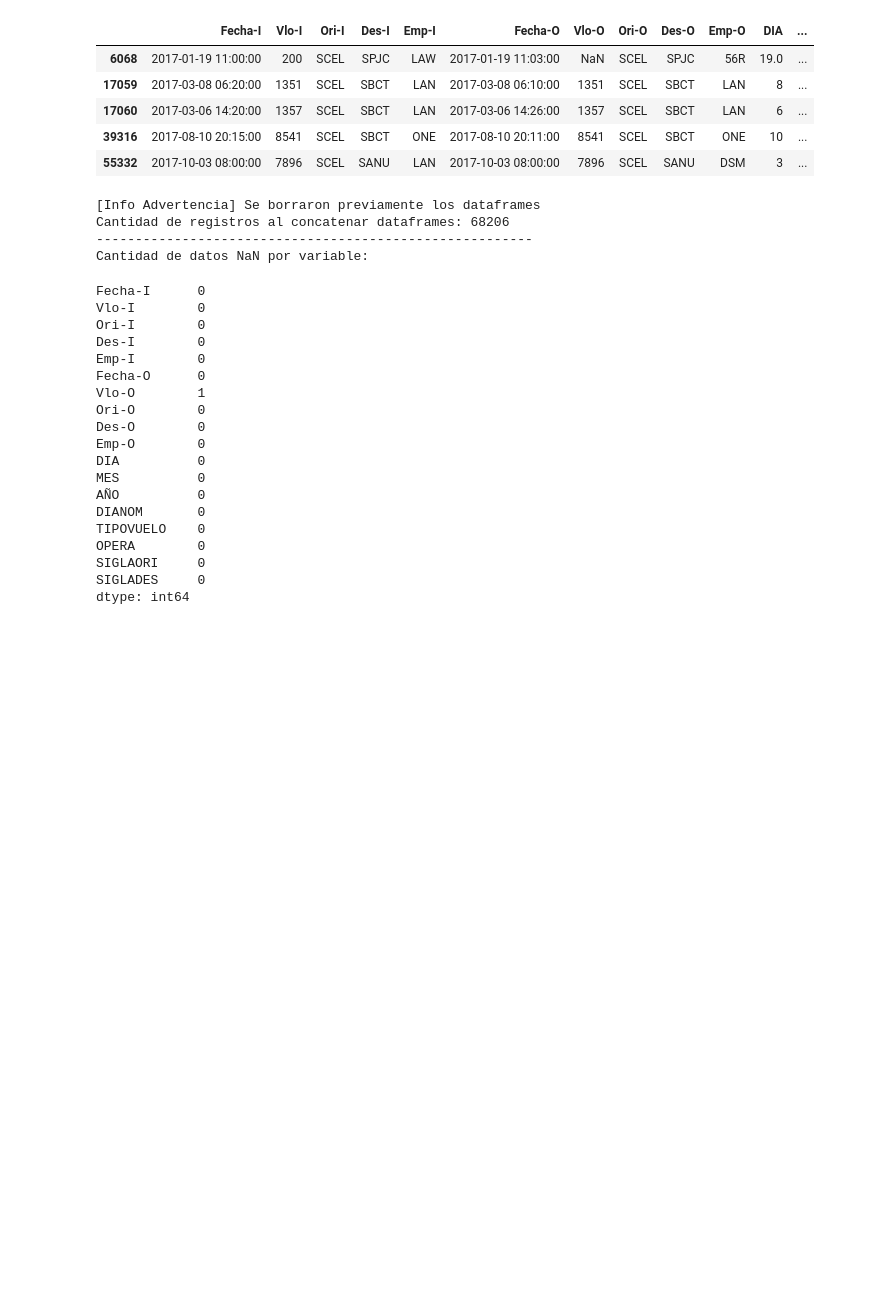
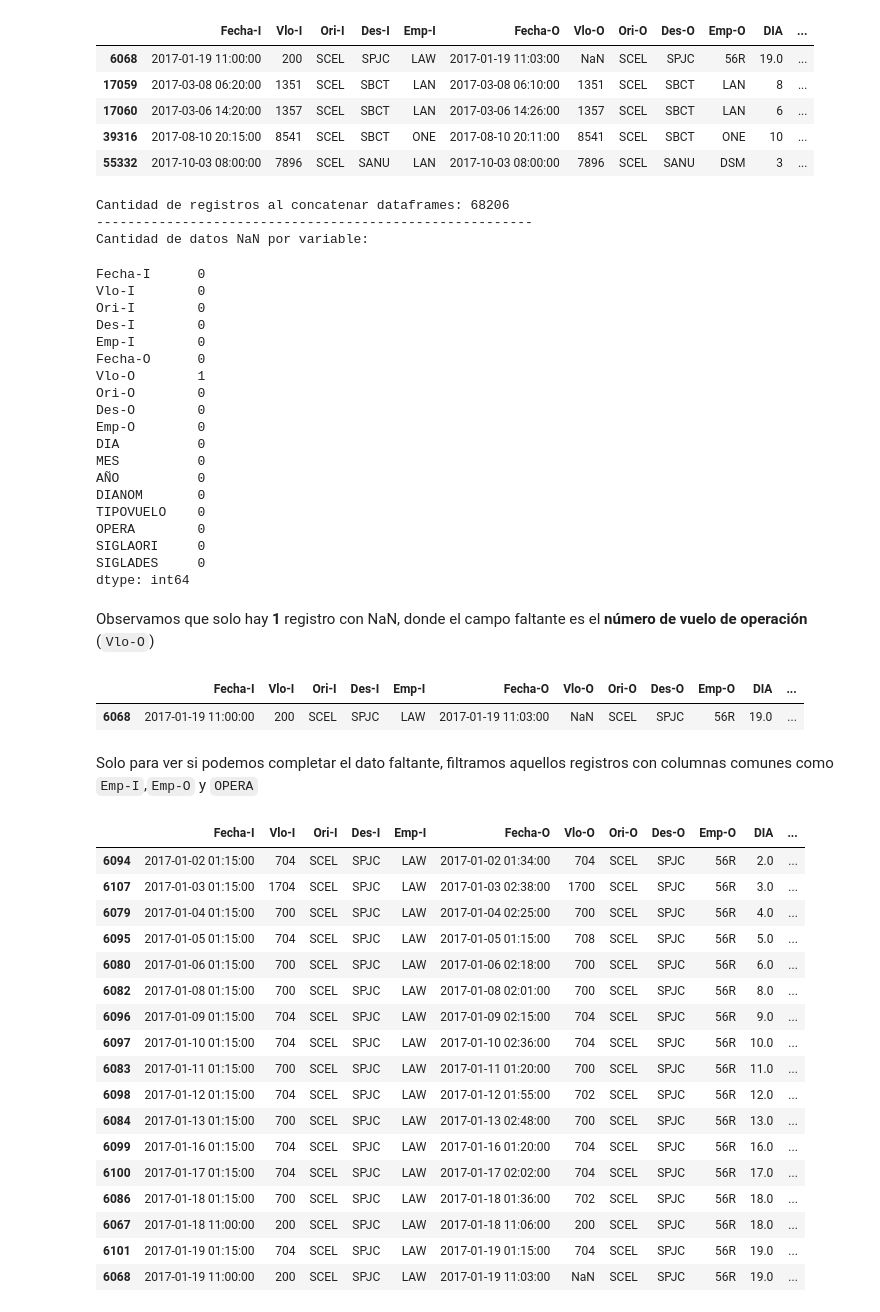
Before and after one commit to Mishagk/LATAM-Desafio-DS, a Jupyter notebook: solution.ipynb, the cells around one changed output. Drawn from its saved outputs; the diff is of its cells as text; code cells hidden in the pictures; blank space fills up the shorter version.

Commit message:
codigo - analisis y preparacion de datos

```diff
--- a/solution.ipynb
+++ b/solution.ipynb
@@ -91,7 +81,7 @@ print(sns.__version__)
 url_github = "https://raw.githubusercontent.com/Mishagk/LATAM-Desafio-DS/master/dataset_SCL.csv"
 
 # leer datos
-data = pd.read_csv(url_github,sep=',')
+data = pd.read_csv(url_github,sep=',',quotechar='"')
 
 # ver primeras 5 filas
 data.head()
@@ -234,6 +247,7 @@ try:
 
     # Borramos de memoria los anteriores
     del data_com, data_nan
+
 except:
     print('[Info Advertencia] Se borraron previamente los dataframes')
 
@@ -245,7 +259,6 @@ print('--------------------------------------------------------')
 print('Cantidad de datos NaN por variable:')
 data.isnull().sum()
 # %% [output]
-[Info Advertencia] Se borraron previamente los dataframes
 Cantidad de registros al concatenar dataframes: 68206
 --------------------------------------------------------
 Cantidad de datos NaN por variable:
@@ -268,3 +281,33 @@ OPERA        0
 SIGLAORI     0
 SIGLADES     0
 dtype: int64
+# %% [markdown]
+Observamos que solo hay **1** registro con NaN, donde el campo faltante es el **número de vuelo de operación** (`Vlo-O`)
+# %%
+data[data.isnull().any(axis=1)].copy()
+# %% [output]
+|  | Fecha-I | Vlo-I | Ori-I | Des-I | Emp-I | Fecha-O | Vlo-O | Ori-O | Des-O | Emp-O | DIA | ... |
+| 6068 | 2017-01-19 11:00:00 | 200 | SCEL | SPJC | LAW | 2017-01-19 11:03:00 | NaN | SCEL | SPJC | 56R | 19.0 | ... |
+# %% [markdown]
+Solo para ver si podemos completar el dato faltante, filtramos aquellos registros con columnas comunes como `Emp-I`,`Emp-O` y `OPERA`
+# %%
+data[(data["Emp-I"]=="LAW") & (data["Emp-O"]=="56R") & (data["OPERA"]=="Latin American Wings")].sort_values(by=["Fecha-I","Vlo-I","Ori-I","Des-I","Emp-I"])
+# %% [output]
+|  | Fecha-I | Vlo-I | Ori-I | Des-I | Emp-I | Fecha-O | Vlo-O | Ori-O | Des-O | Emp-O | DIA | ... |
+| 6094 | 2017-01-02 01:15:00 | 704 | SCEL | SPJC | LAW | 2017-01-02 01:34:00 | 704 | SCEL | SPJC | 56R | 2.0 | ... |
+| 6107 | 2017-01-03 01:15:00 | 1704 | SCEL | SPJC | LAW | 2017-01-03 02:38:00 | 1700 | SCEL | SPJC | 56R | 3.0 | ... |
+| 6079 | 2017-01-04 01:15:00 | 700 | SCEL | SPJC | LAW | 2017-01-04 02:25:00 | 700 | SCEL | SPJC | 56R | 4.0 | ... |
+| 6095 | 2017-01-05 01:15:00 | 704 | SCEL | SPJC | LAW | 2017-01-05 01:15:00 | 708 | SCEL | SPJC | 56R | 5.0 | ... |
+| 6080 | 2017-01-06 01:15:00 | 700 | SCEL | SPJC | LAW | 2017-01-06 02:18:00 | 700 | SCEL | SPJC | 56R | 6.0 | ... |
+| 6082 | 2017-01-08 01:15:00 | 700 | SCEL | SPJC | LAW | 2017-01-08 02:01:00 | 700 | SCEL | SPJC | 56R | 8.0 | ... |
+| 6096 | 2017-01-09 01:15:00 | 704 | SCEL | SPJC | LAW | 2017-01-09 02:15:00 | 704 | SCEL | SPJC | 56R | 9.0 | ... |
+| 6097 | 2017-01-10 01:15:00 | 704 | SCEL | SPJC | LAW | 2017-01-10 02:36:00 | 704 | SCEL | SPJC | 56R | 10.0 | ... |
+| 6083 | 2017-01-11 01:15:00 | 700 | SCEL | SPJC | LAW | 2017-01-11 01:20:00 | 700 | SCEL | SPJC | 56R | 11.0 | ... |
+| 6098 | 2017-01-12 01:15:00 | 704 | SCEL | SPJC | LAW | 2017-01-12 01:55:00 | 702 | SCEL | SPJC | 56R | 12.0 | ... |
+| 6084 | 2017-01-13 01:15:00 | 700 | SCEL | SPJC | LAW | 2017-01-13 02:48:00 | 700 | SCEL | SPJC | 56R | 13.0 | ... |
+| 6099 | 2017-01-16 01:15:00 | 704 | SCEL | SPJC | LAW | 2017-01-16 01:20:00 | 704 | SCEL | SPJC | 56R | 16.0 | ... |
+| 6100 | 2017-01-17 01:15:00 | 704 | SCEL | SPJC | LAW | 2017-01-17 02:02:00 | 704 | SCEL | SPJC | 56R | 17.0 | ... |
+| 6086 | 2017-01-18 01:15:00 | 700 | SCEL | SPJC | LAW | 2017-01-18 01:36:00 | 702 | SCEL | SPJC | 56R | 18.0 | ... |
+| 6067 | 2017-01-18 11:00:00 | 200 | SCEL | SPJC | LAW | 2017-01-18 11:06:00 | 200 | SCEL | SPJC | 56R | 18.0 | ... |
+| 6101 | 2017-01-19 01:15:00 | 704 | SCEL | SPJC | LAW | 2017-01-19 01:15:00 | 704 | SCEL | SPJC | 56R | 19.0 | ... |
+| 6068 | 2017-01-19 11:00:00 | 200 | SCEL | SPJC | LAW | 2017-01-19 11:03:00 | NaN | SCEL | SPJC | 56R | 19.0 | ... |
```
Also changed, not shown: parts of 24 cells of this notebook.
